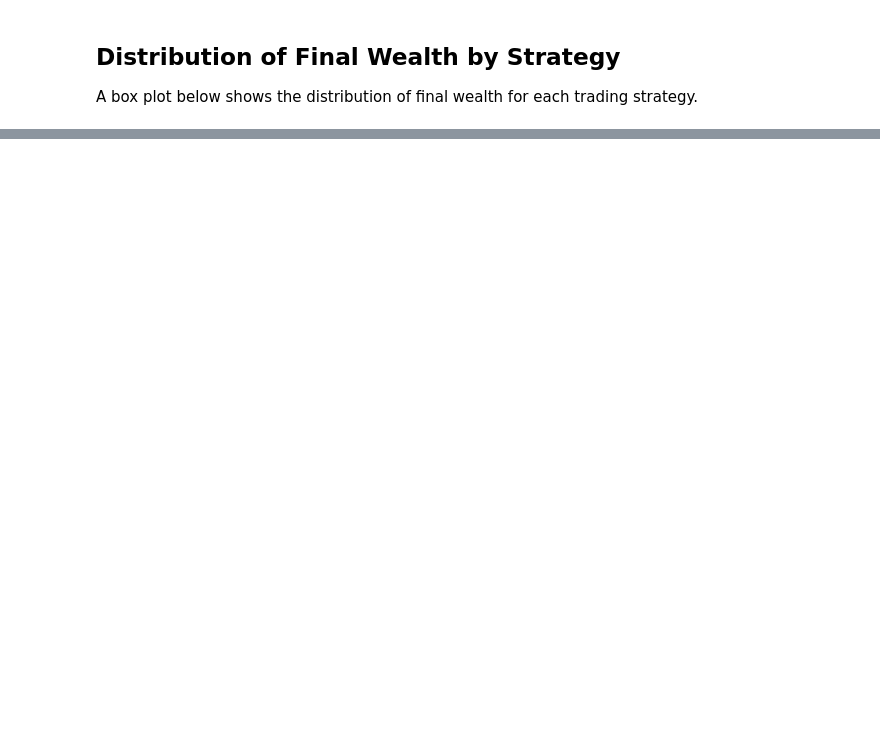
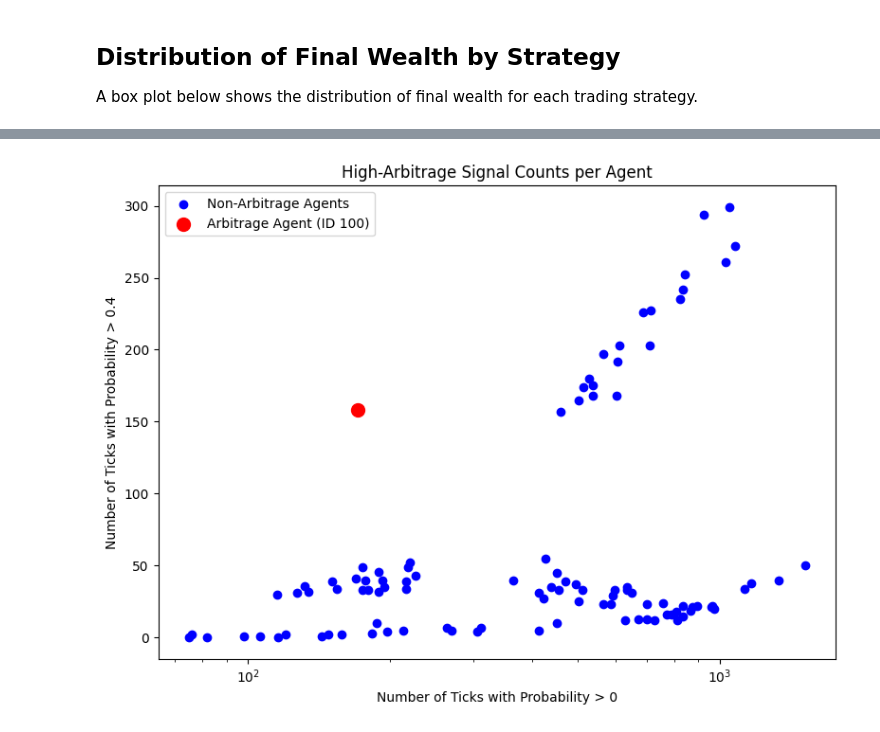
Before and after one commit to kylehammerm/HFT-Rutgers-Econ-Project, a Jupyter notebook: data_compiler.ipynb, the cells around one changed output, grey strips where cells are left out. Saved outputs shown, nothing was run; the diff lists cells and outputs as text; code cells hidden in the pictures; blank space fills up the shorter version.

```diff
--- a/data_compiler.ipynb
+++ b/data_compiler.ipynb
@@ -195,0 +222,43 @@ plt.show()
+# %%
+# 1. Load arbitrage probability data
+arb_prob = pd.read_csv('Data/arbitrage_probabilities.csv', index_col=0)
+
+# 2. Select only numeric probability columns
+arb_num = arb_prob.select_dtypes(include=[float, int])
+
+# 3. Compute per-agent counts
+positives    = (arb_num > 0).sum(axis=0)    # number of ticks with prob > 0
+above_thresh = (arb_num > 0.4).sum(axis=0)  # number of ticks with prob > 0.4
+
+# 4. Identify agent IDs (assuming last column is the arbitrage agent)
+agent_ids   = arb_num.columns.astype(int).tolist()
+non_arb_ids = agent_ids[:-1]
+arb_id      = agent_ids[-1]
+
+# 5. Plot all non-arbitrage agents in blue
+plt.figure(figsize=(8,6))
+plt.scatter(
+    positives[non_arb_ids],
+    above_thresh[non_arb_ids],
+    color='blue',
+    label='Non‐Arbitrage Agents'
+)
+
+# 6. Plot the arbitrage agent in red (and make it larger)
+plt.scatter(
+    positives[arb_id],
+    above_thresh[arb_id],
+    color='red',
+    s=100,
+    label=f'Arbitrage Agent (ID {arb_id})'
+)
+#plt.yscale('log')
+plt.xscale('log')
+plt.xlabel('Number of Ticks with Probability > 0')
+plt.ylabel('Number of Ticks with Probability > 0.4')
+plt.title('High-Arbitrage Signal Counts per Agent')
+plt.legend()
+plt.tight_layout()
+plt.show()
+# %% [output]
+[figure, added]
```
Also changed, not shown: parts of 18 cells of this notebook.
